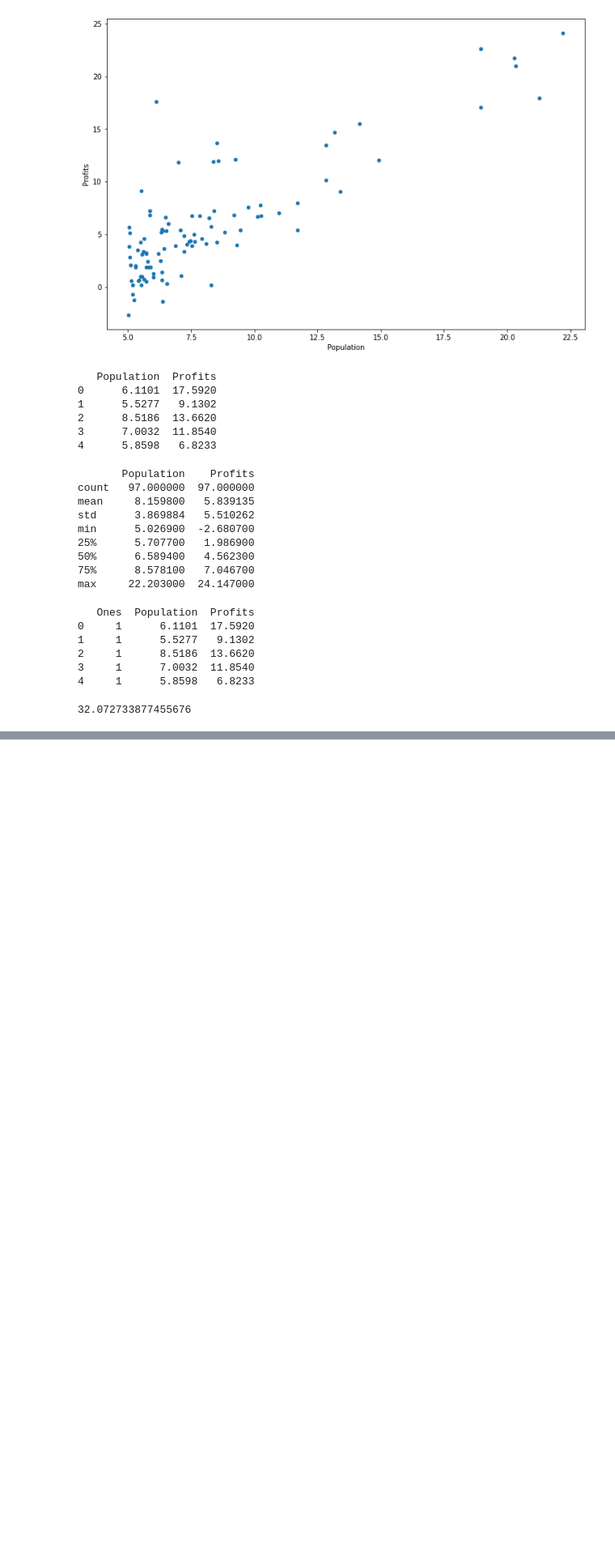
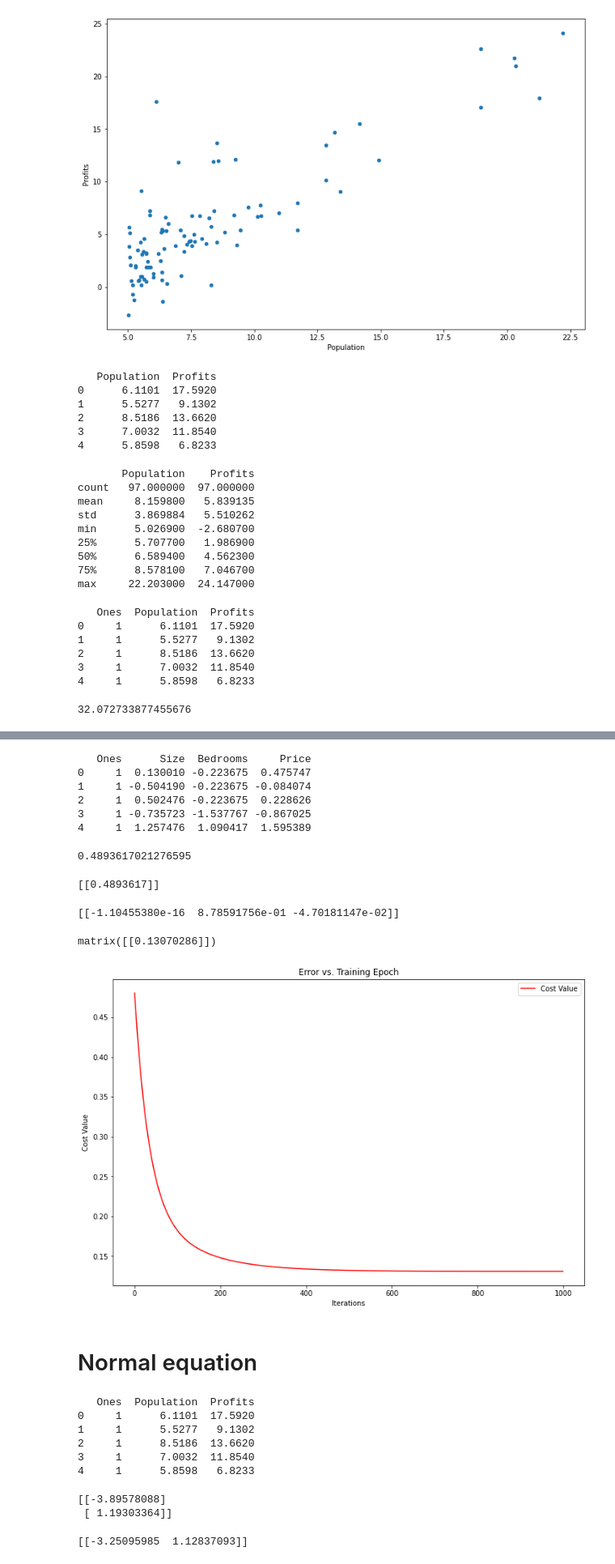
Before and after one commit to EngineeringBoy/ml, a Jupyter notebook: cs229/code/ext1/ext1.ipynb, the cells around one changed output, grey strips where cells are left out. Shown: that part at 81% size. Saved outputs shown, nothing was run; the diff lists cells and outputs as text; code cells hidden in the pictures; blank space fills up the shorter version.

```diff
--- a/cs229/code/ext1/ext1.ipynb
+++ b/cs229/code/ext1/ext1.ipynb
@@ -77,0 +143,21 @@ def update(alpha,theta,x_batch,y_batch):
+# %%
+house_datasets.insert(0,'Ones',1)
+print(house_datasets.head())
+# %% [output]
+   Ones      Size  Bedrooms     Price
+0     1  0.130010 -0.223675  0.475747
+1     1 -0.504190 -0.223675 -0.084074
+2     1  0.502476 -0.223675  0.228626
+3     1 -0.735723 -1.537767 -0.867025
+4     1  1.257476  1.090417  1.595389
+# %%
+cols = house_datasets.shape[-1]
+X = house_datasets.iloc[:,:cols-1]
+y = house_datasets.iloc[:,cols-1:cols]
+X = np.mat(X)
+y = np.mat(y)
+# %%
+theta = np.mat(np.zeros((1,3)))
+print(cost(theta,X,y))
+# %% [output]
+0.4893617021276595
@@ -77,0 +168,49 @@ def update(alpha,theta,x_batch,y_batch):
+# %%
+print(efficientComputCost(theta,X,y))
+# %% [output]
+[[0.4893617]]
+# %%
+theta, cost_value_list = gradient_descent(X,y,theta,0.01,1000)
+print(theta)
+# %% [output]
+[[-1.10455380e-16  8.78591756e-01 -4.70181147e-02]]
+# %%
+efficientComputCost(theta,X,y)
+# %% [output]
+matrix([[0.13070286]])
+# %%
+fig,ax=plt.subplots(figsize=(12,8))
+ax.plot(cost_value_list,'r',label='Cost Value')
+ax.legend(loc='best')
+ax.set_xlabel('Iterations')
+ax.set_ylabel('Cost Value')
+ax.set_title('Error vs. Training Epoch')
+plt.show()
+# %% [output]
+[figure, added]
+# %% [markdown]
+# Normal equation
+# %%
+print(datasets.head())
+# %% [output]
+   Ones  Population  Profits
+0     1      6.1101  17.5920
+1     1      5.5277   9.1302
+2     1      8.5186  13.6620
+3     1      7.0032  11.8540
+4     1      5.8598   6.8233
+# %%
+cols = datasets.shape[-1]
+X = np.mat(datasets.iloc[:,:cols-1])
+y = np.mat(datasets.iloc[:,cols-1:cols])
+theta_normal_equation = (X.T*X).I*X.T*y
+print(theta_normal_equation)
+# %% [output]
+[[-3.89578088]
+ [ 1.19303364]]
+# %%
+theta_gradient_descent = np.mat(np.zeros((1,2)))
+theta_gradient_descent,cost_value_list=gradient_descent(X,y,theta_gradient_descent,0.01,1000)
+print(theta_gradient_descent)
+# %% [output]
+[[-3.25095985  1.12837093]]
```
Also changed, not shown: parts of 11 cells of this notebook.
